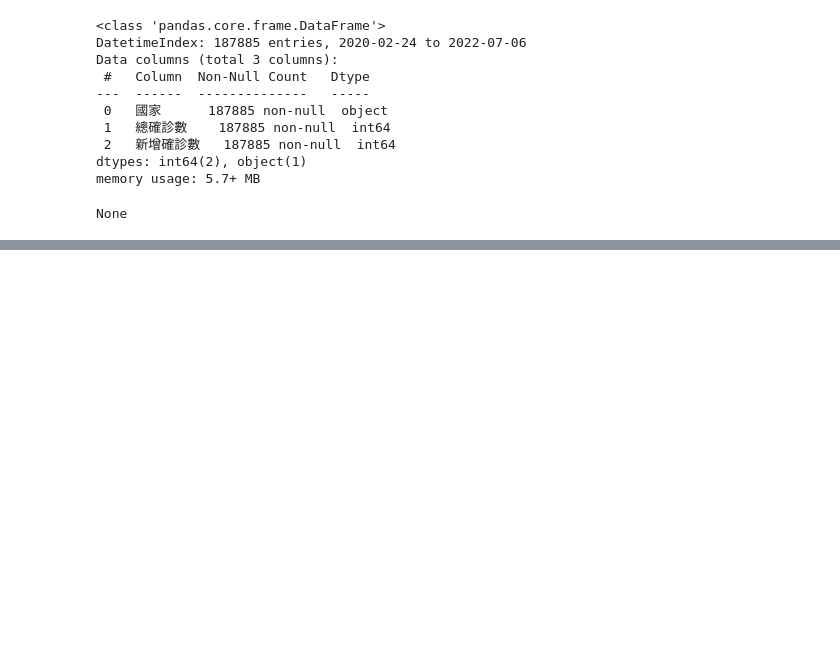
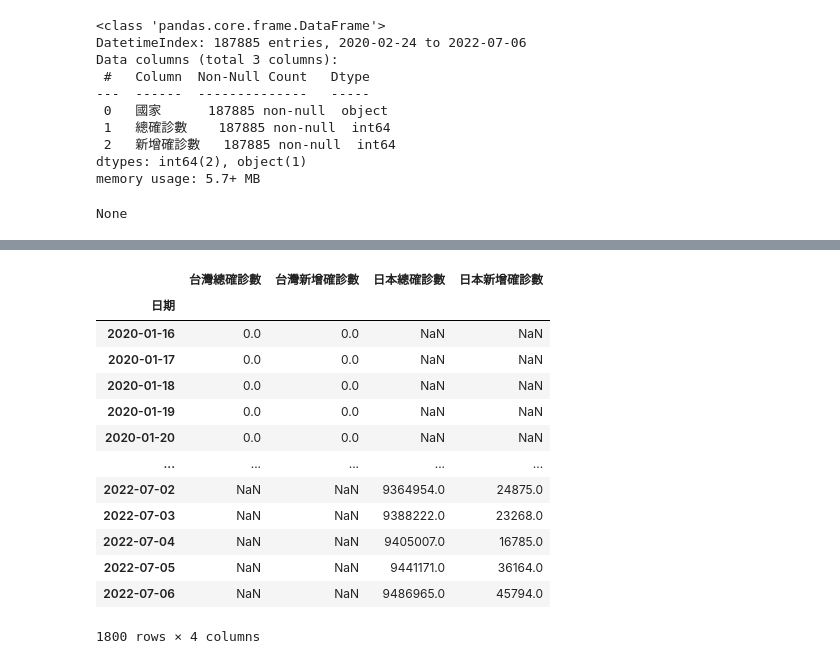
Before and after one commit to EsterWang65/PythonClass, a Jupyter notebook: 0116LESSON19/0116LESSON19-2.ipynb, the cells around one changed output, grey strips where cells are left out. Drawn from its saved outputs; the diff is of its cells as text; code cells hidden in the pictures; blank space fills up the shorter version.

```diff
--- a/0116LESSON19/0116LESSON19-2.ipynb
+++ b/0116LESSON19/0116LESSON19-2.ipynb
@@ -191,4 +227,0 @@ display(taiwan)
-# %%
-# taiwan[["總確診數","新增確診數"]].columns = ["台灣總確診數","台灣新增確診數"]
-taiwan.rename(columns = {"總確診數":"台灣總確診數","新增確診數":"台灣新增確診數"},inplace = True)
-taiwan
@@ -213,0 +228,18 @@ See the caveats in the documentation: https://pandas.pydata.org/pandas-docs/stab
+# %%
+##重新命名欄位名稱
+taiwan1 = taiwan[["總確診數","新增確診數"]]
+taiwan1.columns = ["台灣總確診數","台灣新增確診數"]
+japan1 = japan[["總確診數","新增確診數"]]
+japan1.columns = ["日本總確診數","日本新增確診數"]
+display(taiwan1)
+display(japan1)
+
+'''也可透過rename此method來重新命名欄位名稱。
+DataFrame物件名稱.rename(): Rename columns or index labels.Function / dict values must be unique (1-to-1).
+Labels not contained in a dict / Series will be left as-is. Extra labels listed don't throw an error.
+可加入參數mapper來指定要重新命名的column/index及新的名稱。可為dict-like or function。
+mapper: Dict-like or function transformations to apply to that axis' values.
+Use either mapper and axis to specify the axis to target with mapper, or index and columns.
+參數replace可指定是否覆蓋原DataFrame，為bool，預設為False。
+replace: Whether to modify the DataFrame rather than creating a new one. If True then value of copy is ignored.
+範例：taiwan.rename(columns = {"總確診數":"台灣總確診數","新增確診數":"台灣新增確診數"},inplace = True)。'''
@@ -213,0 +275,19 @@ See the caveats in the documentation: https://pandas.pydata.org/pandas-docs/stab
+# %%
+##組合/整合多個不同DataFrame
+allDataFrame = pd.concat([taiwan1,japan1])
+allDataFrame
+# %% [output]
+|  | 台灣總確診數 | 台灣新增確診數 | 日本總確診數 | 日本新增確診數 |
+| 日期 |  |  |  |  |
+| 2020-01-16 | 0.0 | 0.0 | NaN | NaN |
+| 2020-01-17 | 0.0 | 0.0 | NaN | NaN |
+| 2020-01-18 | 0.0 | 0.0 | NaN | NaN |
+| 2020-01-19 | 0.0 | 0.0 | NaN | NaN |
+| 2020-01-20 | 0.0 | 0.0 | NaN | NaN |
+| ... | ... | ... | ... | ... |
+| 2022-07-02 | NaN | NaN | 9364954.0 | 24875.0 |
+| 2022-07-03 | NaN | NaN | 9388222.0 | 23268.0 |
+| 2022-07-04 | NaN | NaN | 9405007.0 | 16785.0 |
+| 2022-07-05 | NaN | NaN | 9441171.0 | 36164.0 |
+| 2022-07-06 | NaN | NaN | 9486965.0 | 45794.0 |
+1800 rows × 4 columns
```
Also changed, not shown: parts of 8 cells of this notebook.
